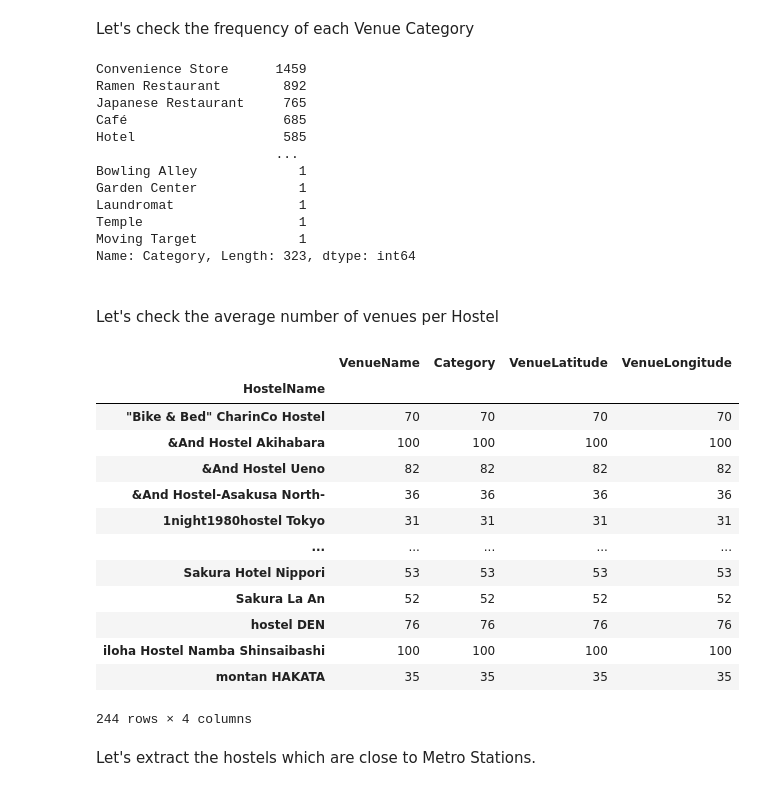
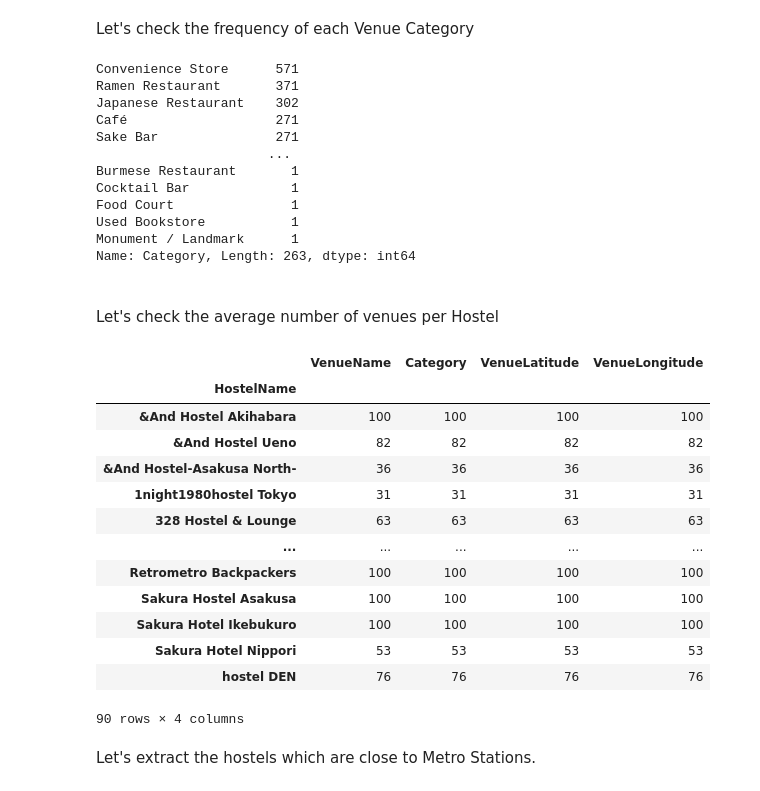
Before and after one commit to Haris-Ignatiadis/IBM-Data-Science-Capstone, a Jupyter notebook: Battle of Neighborhoods/The Battle of the Neighborhoods.ipynb, the cells around one changed output. Saved outputs shown, nothing was run; the diff lists cells and outputs as text; code cells hidden in the pictures.

```diff
--- a/Battle of Neighborhoods/The Battle of the Neighborhoods.ipynb
+++ b/Battle of Neighborhoods/The Battle of the Neighborhoods.ipynb
@@ -234,3 +236,5 @@ hostel_df.head()
+# %%
+tokyo_hostels_df = hostel_df[hostel_df.City == "Tokyo"]
 # %% [markdown]
 <br>Everything looks good here. Let's move on to fetch neighborhood data using Foursquare API.
 # %% [markdown]
@@ -327,0 +334,2 @@ venues_df.head()
+# %%
+tokyo_venues_df = venues_df[venues_df.HostelName.isin(tokyo_hostels_df.Name)]
@@ -628,7 +651,7 @@ CHLOROPLETH HOSTELS AND AREA. SHOW AREA WITH MOST HOSTELS
 # %% [markdown]
 We will remove rows with Empty VenueCategory
 # %%
-venues_df.Category.replace('', np.nan, inplace=True)
-venues_df.dropna(inplace=True)
-venues_df.shape
+tokyo_venues_df.Category.replace('', np.nan, inplace=True)
+tokyo_venues_df.dropna(inplace=True)
+tokyo_venues_df.shape
 # %% [output]
@@ -636,39 +666,39 @@ venues_df.shape
 # %% [markdown]
 Let's check the frequency of each Venue Category
 # %%
-venues_df.Category.value_counts()
+tokyo_venues_df.Category.value_counts()
 # %% [output]
-Convenience Store      1459
-Ramen Restaurant        892
-Japanese Restaurant     765
-Café                    685
-Hotel                   585
-                       ...
-Bowling Alley             1
-Garden Center             1
-Laundromat                1
-Temple                    1
-Moving Target             1
-Name: Category, Length: 323, dtype: int64
+Convenience Store      571
+Ramen Restaurant       371
+Japanese Restaurant    302
+Café                   271
+Sake Bar               271
+                      ...
+Burmese Restaurant       1
+Cocktail Bar             1
+Food Court               1
+Used Bookstore           1
+Monument / Landmark      1
+Name: Category, Length: 263, dtype: int64
 # %% [markdown]
 <br> Let's check the average number of venues per Hostel
 # %%
-venues_df.groupby('HostelName').count()
+tokyo_venues_df.groupby('HostelName').count()
 # %% [output]
 |  | VenueName | Category | VenueLatitude | VenueLongitude |
 | HostelName |  |  |  |  |
-| "Bike & Bed" CharinCo Hostel | 70 | 70 | 70 | 70 |
 | &And Hostel Akihabara | 100 | 100 | 100 | 100 |
 | &And Hostel Ueno | 82 | 82 | 82 | 82 |
 | &And Hostel-Asakusa North- | 36 | 36 | 36 | 36 |
 | 1night1980hostel Tokyo | 31 | 31 | 31 | 31 |
+| 328 Hostel & Lounge | 63 | 63 | 63 | 63 |
 | ... | ... | ... | ... | ... |
+| Retrometro Backpackers | 100 | 100 | 100 | 100 |
+| Sakura Hostel Asakusa | 100 | 100 | 100 | 100 |
+| Sakura Hotel Ikebukuro | 100 | 100 | 100 | 100 |
 | Sakura Hotel Nippori | 53 | 53 | 53 | 53 |
-| Sakura La An | 52 | 52 | 52 | 52 |
 | hostel DEN | 76 | 76 | 76 | 76 |
-| iloha Hostel Namba Shinsaibashi | 100 | 100 | 100 | 100 |
-| montan HAKATA | 35 | 35 | 35 | 35 |
-244 rows × 4 columns
+90 rows × 4 columns
 # %% [markdown]
 Let's extract the hostels which are close to Metro Stations.
 # %%
```
Also changed, not shown: parts of 49 cells of this notebook, 3 other files.
